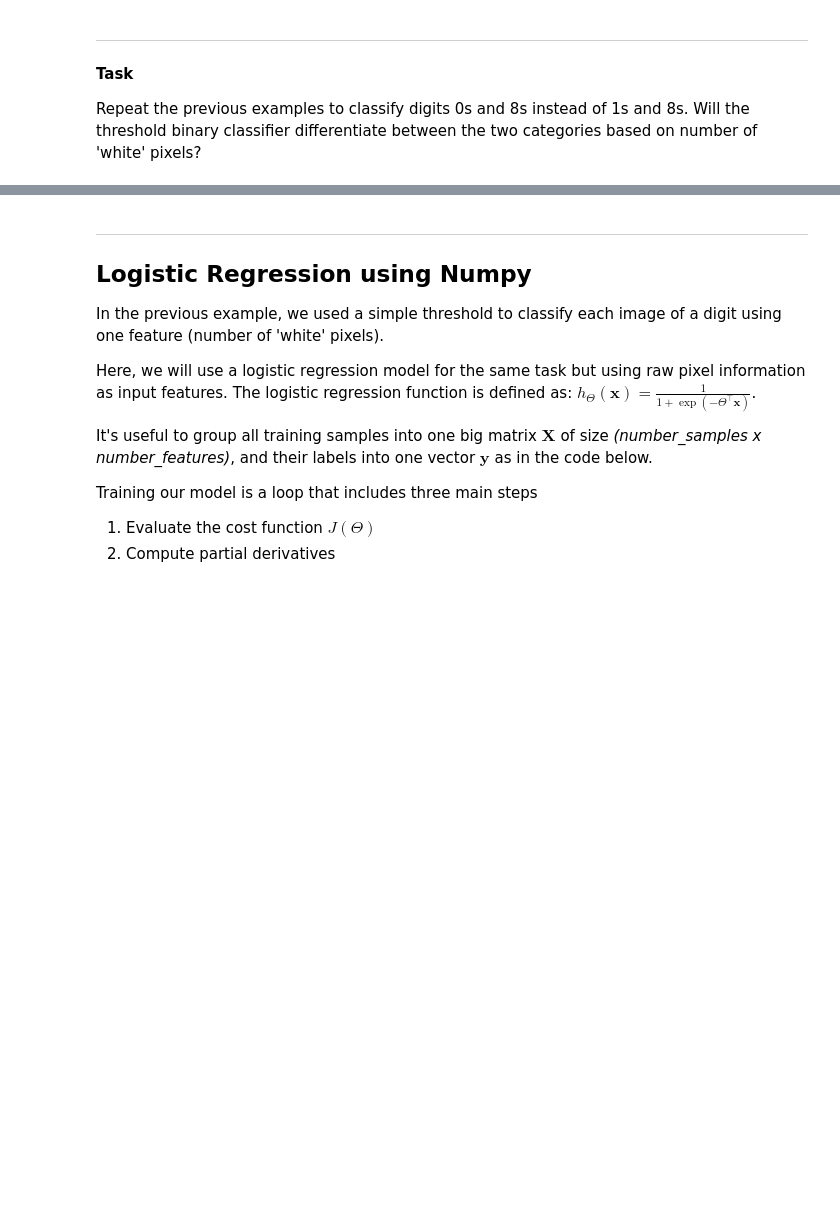
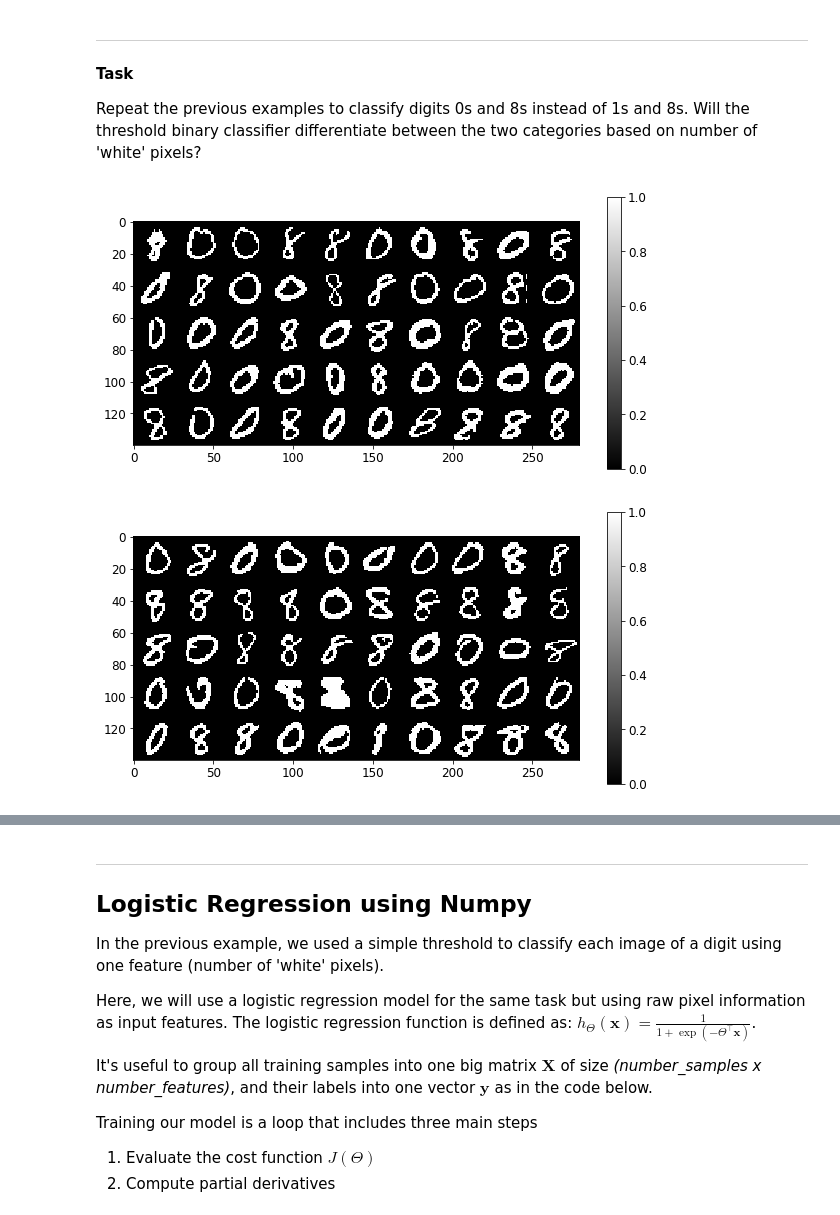
Before and after one commit to WenquanZou/machine_learning_for_imaging, a Jupyter notebook: 01_Intro_ML_for_Imaging.ipynb, the cells around one changed output, grey strips where cells are left out. Drawn from its saved outputs; the diff is of its cells as text; code cells hidden in the pictures; blank space fills up the shorter version.

```diff
--- a/01_Intro_ML_for_Imaging.ipynb
+++ b/01_Intro_ML_for_Imaging.ipynb
@@ -222,12 +287,21 @@ Repeat the previous examples to classify digits 0s and 8s instead of 1s and 8s.
 # %%
 ############################################################################
 # Q: extract zeros and eights digits from both training and testing data
 ############################################################################
 
-#INSERT CODE HERE
+selected_train_data, selected_train_label = sample_data_digits(sorted_train_data, sorted_train_label, [0, 8])
+
+selected_test_data, selected_test_label = sample_data_digits(sorted_test_data, sorted_test_label, [0, 8])
 
 ############################################################
 # Q: plot number of images versus number of pixels
 ############################################################
 
-#INSERT CODE HERE
+# plot sampled digits
+plot_digits(selected_train_data[0:50])
+plt.show()
+plot_digits(selected_train_data[8000:8050])
+plt.show()
+# %% [output]
+[figure, added]
+[figure, added]
```
Also changed, not shown: parts of 13 cells of this notebook.
